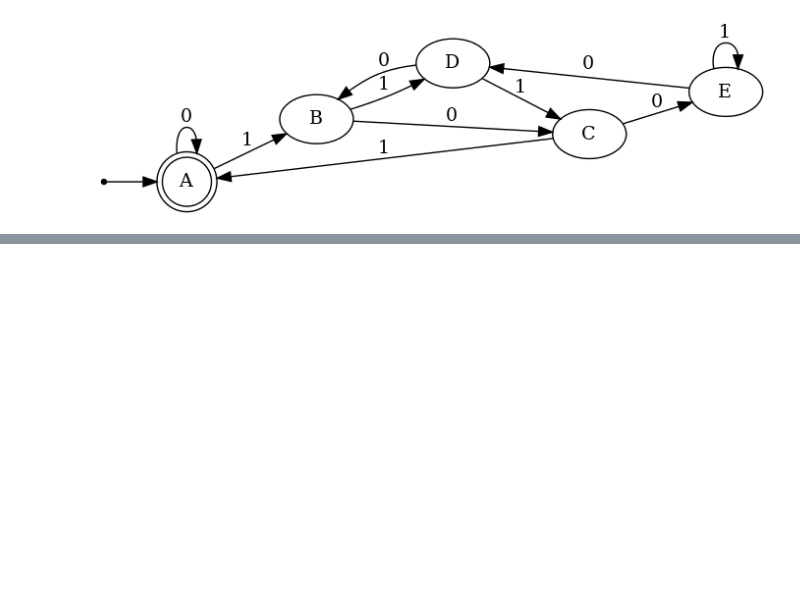
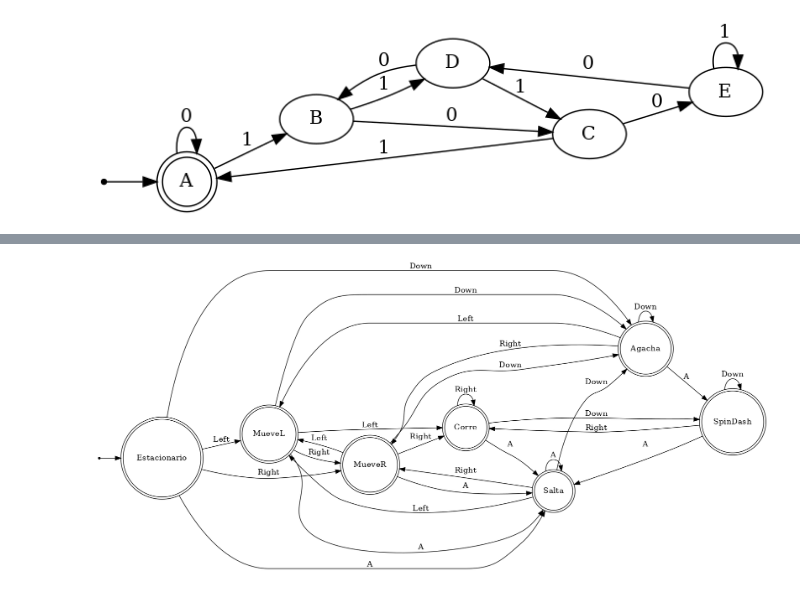
Before and after one commit to jiapulidoar/Teor-a-de-la-Computaci-n, a Jupyter notebook: Taller 1 .ipynb, the cells around one changed output, grey strips where cells are left out. Cells and saved outputs as stored; diff of their text form; code cells hidden in the pictures; blank space fills up the shorter version.

```diff
--- a/Taller 1 .ipynb
+++ b/Taller 1 .ipynb
@@ -332,0 +361,21 @@ $L = \{ w | w = a^i b^j \ (Verdadera) \  o \ w = a^ic^j \ (Falsa) , \ i \ge 1, \
+# %%
+G = nx.DiGraph()
+G.graph['rankdir'] = 'LR'
+G.graph['dpi'] = 100
+G.add_node('start', shape = "point")
+G.add_edge('start','Estacionario');
+final = ("Estacionario","MueveL","MueveR","Salta","Agacha","SpinDash","Corre");
+G.add_nodes_from(final,shape='doublecircle');
+
+A = [('Estacionario','Salta'),('MueveL','Salta'),('MueveR','Salta'),('Salta','Salta'),('Agacha','SpinDash'),('SpinDash','Salta'),('Corre','Salta')]
+Left = [('Estacionario','MueveL'),('MueveL','Corre'),('MueveR','MueveL'),('Salta','MueveL'),('Agacha','MueveL'),('SpinDash','Corre'),('Corre','Corre')]
+Right = [("Estacionario","MueveR"),("MueveL","MueveR"),("MueveR","Corre"),("Salta","MueveR"),("Agacha","MueveR"),("SpinDash","Corre"),("Corre","Corre")]
+Down = [('Estacionario','Agacha'),('MueveL','Agacha'),('MueveR','Agacha'),('Salta','Agacha'),('Agacha','Agacha'),('SpinDash','SpinDash'),('Corre','SpinDash')]
+
+G.add_edges_from(A,label='A');
+G.add_edges_from(Left,label='Left');
+G.add_edges_from(Right,label='Right');
+G.add_edges_from(Down,label='Down');
+draw(G)
+# %% [output]
+[figure, added]
```
Also changed, not shown: parts of 6 cells of this notebook, 2 other files.
